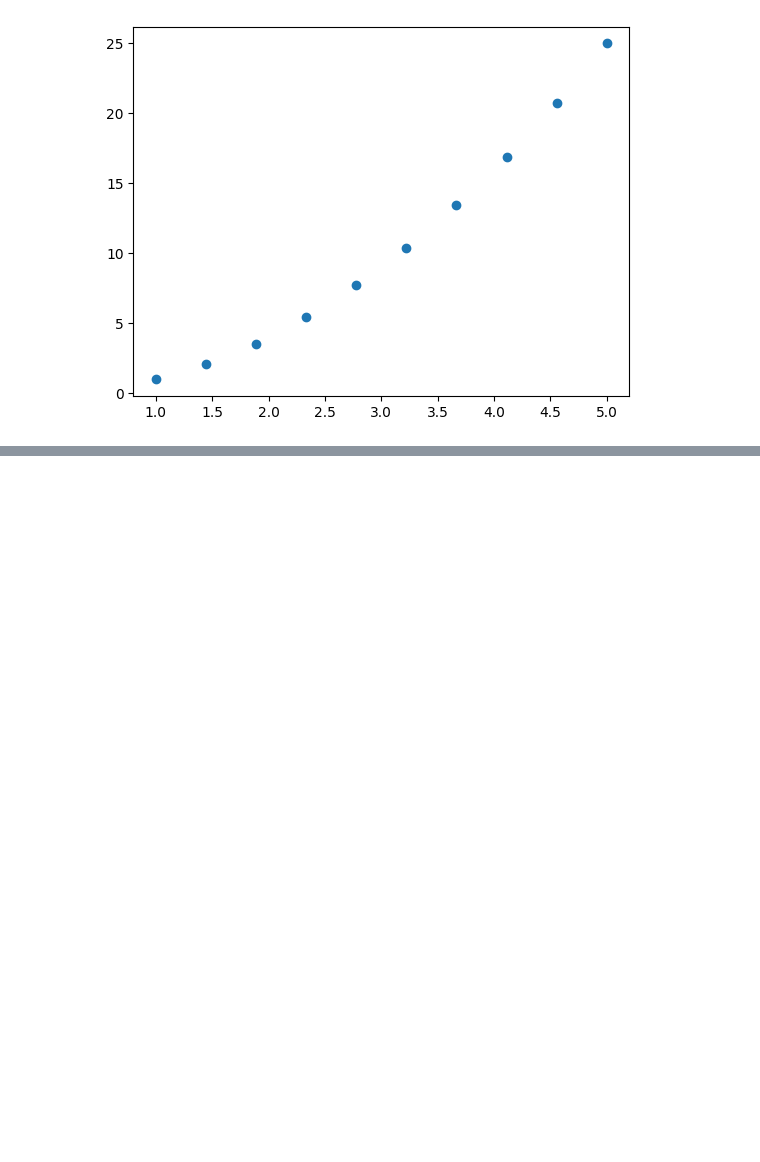
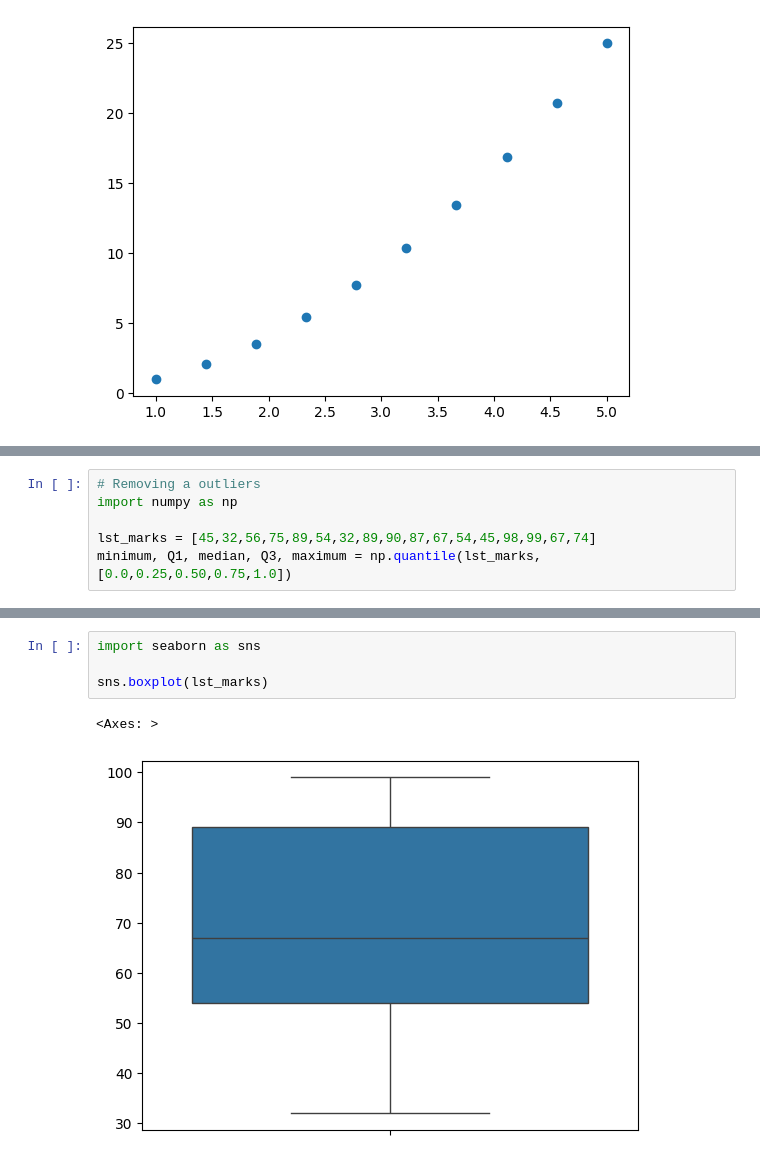
Before and after one commit to prshntshinde/pw-datascience, a Jupyter notebook: practice_sessions/machine-learning/ml-ses1.ipynb, the cells around one changed output, grey strips where cells are left out. Saved outputs shown, nothing was run; the diff lists cells and outputs as text; blank space fills up the shorter version.

```diff
--- a/practice_sessions/machine-learning/ml-ses1.ipynb
+++ b/practice_sessions/machine-learning/ml-ses1.ipynb
@@ -476,0 +487,6 @@ plt.scatter(x_new,y_interp)
+# %%
+# Removing a outliers
+import numpy as np
+
+lst_marks = [45,32,56,75,89,54,32,89,90,87,67,54,45,98,99,67,74]
+minimum, Q1, median, Q3, maximum = np.quantile(lst_marks,[0.0,0.25,0.50,0.75,1.0])
@@ -476,0 +510,7 @@ plt.scatter(x_new,y_interp)
+# %%
+import seaborn as sns
+
+sns.boxplot(lst_marks)
+# %% [output]
+<Axes: >
+[figure, added]
```
Also changed, not shown: parts of 30 cells of this notebook.
